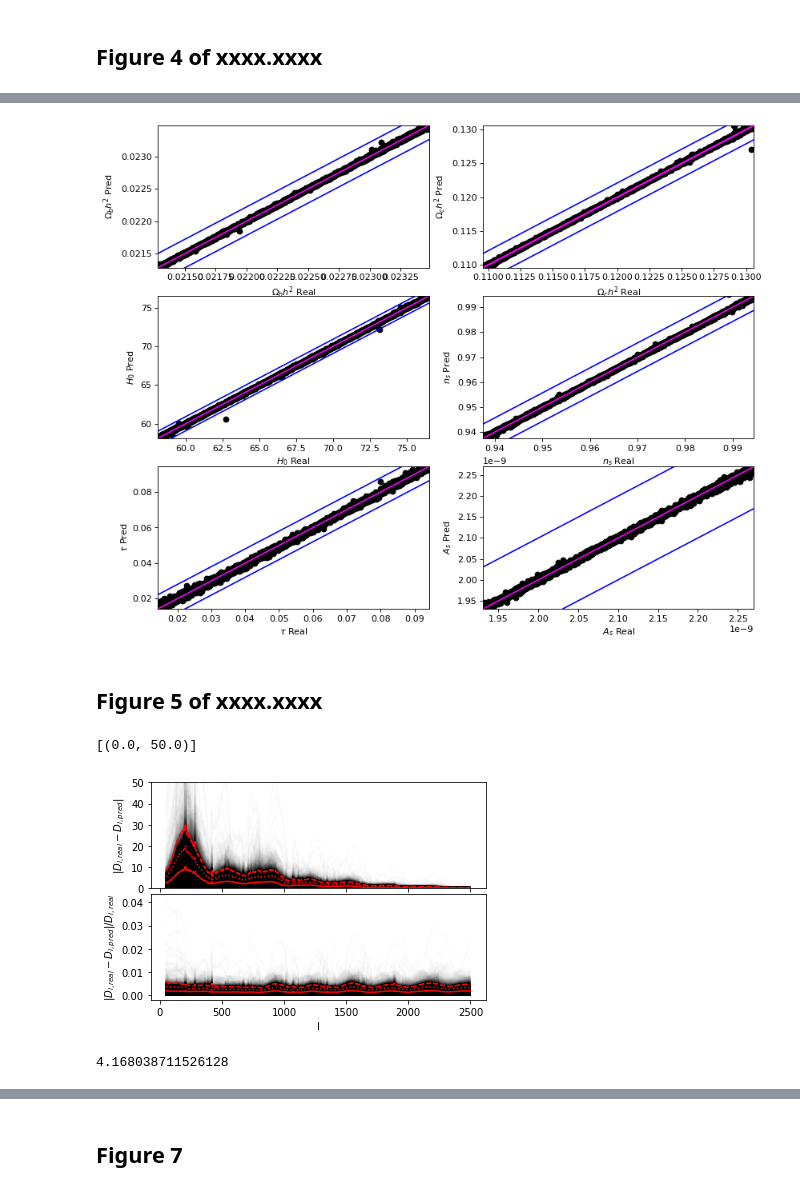
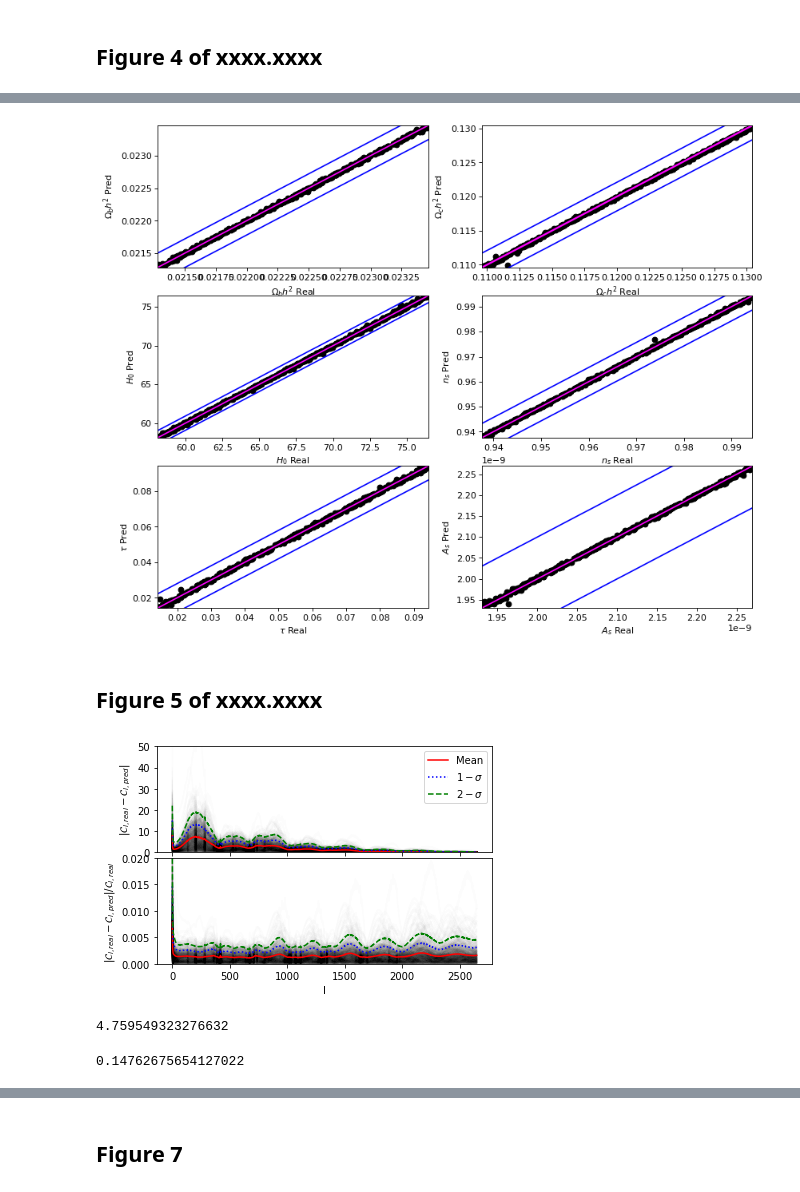
Before and after one commit to Martindelosrios/cosmic-kite, a Jupyter notebook: Examples/Figures.ipynb, the cells around one changed output, grey strips where cells are left out. Cells and saved outputs as stored; diff of their text form; code cells hidden in the pictures.

```diff
--- a/Examples/Figures.ipynb
+++ b/Examples/Figures.ipynb
@@ -59,2 +73,9 @@ y_testset = testset['y_testset'][()] # Cosmological parameters
+# %%
+lmax = 2650
+lmin = 2
+
+tt_test = x_testset[:,:,0]
+ee_test = x_testset[:,:,1]
+te_test = x_testset[:,:,2]
 # %% [markdown]
 # Let's predict the parameters and the power spectra with cosmic_kite
@@ -63,3 +88,4 @@ import inspect
 # %%
-ps_pred, ell = cosmic_kite.pars2ps(y_testset) # This function uses the pre-trained decoder
-pars_pred    = cosmic_kite.ps2pars(x_testset) # This function uses the pre-trained encoder
+#te_pred, ell = cosmic_kite.pars2ps(y_testset) # This function uses the pre-trained decoder
+tt_pred, ee_pred, te_pred, ell = cosmic_kite.pars2ps(y_testset) # This function uses the pre-trained decoder
+pars_pred    = cosmic_kite.tt2pars(tt_test) # This function uses the pre-trained encoder
@@ -163,49 +219,63 @@ plt.xlim(np.min(y_testset[:,5]), np.max(y_testset[:,5]))
 plt.ylim(np.min(y_testset[:,5]), np.max(y_testset[:,5]))
 plt.xlabel(r'$A_{s}$ Real')
 plt.ylabel(r'$A_{s}$ Pred')
+
+plt.savefig('/content/drive/My Drive/Colab Notebooks/cosmo_par/cosmic-kite/scatter_results.pdf')
 # %% [output]
-[figure, old version]
+[figure, new version]
 # %% [markdown]
 ## Figure 5 of xxxx.xxxx
 # %%
-cl_error = np.abs(x_testset - ps_pred)
-cl_por   = np.abs((x_testset - ps_pred)/x_testset)
+lmax = 2650
+lmin = 2
 
-cl_error_mean = np.mean(cl_error, axis = 0)
-cl_error_sd   = np.std(cl_error, axis = 0)
+tt_error = np.abs(tt_test - tt_pred)
+tt_por   = np.abs((tt_test - tt_pred)/tt_test)
 
-cl_por_mean = np.mean(cl_por, axis = 0)
-cl_por_sd   = np.std(cl_por, axis = 0)
+tt_error_mean = np.mean(tt_error, axis = 0)
+tt_error_sd   = np.std(tt_error, axis = 0)
 
-l = np.arange(50, 2500)
+tt_por_mean = np.mean(tt_por, axis = 0)
+tt_por_sd   = np.std(tt_por, axis = 0)
+
+l = np.arange(2, 2650)
 
 fig, axs = plt.subplots(2, 1, sharex=True, gridspec_kw={'hspace': 0.05, 'wspace': 0.})
 
 for i in range(len(y_testset) - 1):
   ind = i
 
-  axs[0].plot(l , np.abs(x_testset[ind,:] - ps_pred[ind,:]), color = 'black', alpha = 0.01)
-  axs[0].set(ylabel = r'$|D_{l,real} - D_{l, pred}|$')
+  axs[0].plot(l , np.abs(tt_test[ind,:] - tt_pred[ind,:]), color = 'black', alpha = 0.01)
+  axs[0].set(ylabel = r'$|\mathcal{C}_{l,real} - \mathcal{C}_{l, pred}|$')
 
-  axs[1].plot(l, np.abs(x_testset[ind,:] - ps_pred[ind,:])/x_testset[ind,], color = 'black', alpha = 0.01)
-  axs[1].set(ylabel = r'$|D_{l,real} - D_{l, pred}|/D_{l,real}$', xlabel = 'l')
+  axs[1].plot(l, np.abs(tt_test[ind,:] - tt_pred[ind,:])/tt_test[ind,:], color = 'black', alpha = 0.01)
+  axs[1].set(ylabel = r'$|\mathcal{C}_{l,real} - \mathcal{C}_{l, pred}|/\mathcal{C}_{l,real}$', xlabel = 'l')
 
-axs[0].plot(l, cl_error_mean, color = 'red')
-axs[1].plot(l, cl_por_mean, color = 'red')
+axs[0].plot(l, tt_error_mean, color = 'red', label = 'Mean')
+axs[1].plot(l, tt_por_mean, color = 'red')
 
-axs[0].plot(l, cl_error_mean + cl_error_sd, color = 'red', linestyle = ':')
-axs[1].plot(l, cl_por_mean + cl_por_sd, color = 'red', linestyle = ':')
+axs[0].plot(l, tt_error_mean + tt_error_sd, color = 'blue', linestyle = ':', label = r'$1-\sigma$')
+axs[1].plot(l, tt_por_mean + tt_por_sd, color = 'blue', linestyle = ':')
 
-axs[0].plot(l, cl_error_mean + 2*cl_error_sd, color = 'red', linestyle = '--')
-axs[1].plot(l, cl_por_mean + 2*cl_por_sd, color = 'red', linestyle = '--')
+axs[0].plot(l, tt_error_mean + 2*tt_error_sd, color = 'green', linestyle = '--', label = r'$2-\sigma$')
+axs[1].plot(l, tt_por_mean + 2*tt_por_sd, color = 'green', linestyle = '--')
 
 axs[0].set(ylim=(0,50))
 axs[1].set(ylim=(0,0.02))
+axs[0].legend()
+
+plt.savefig('/content/drive/My Drive/Colab Notebooks/cosmo_par/cosmic-kite/comparison_full.jpeg')
 # %% [output]
-[(0.0, 50.0)]
-[figure, old version]
+[figure, new version]
 # %%
 # Worst multipole prediction for all the testset
-np.max(cl_por)*100
+
+np.max(tt_por)*100
 # %% [output]
-4.168038711526128
+4.759549323276632
+# %%
+# Mean multipole error
+
+np.mean(tt_por*100)
+# %% [output]
+0.14762675654127022
```
Also changed, not shown: parts of 45 cells of this notebook.
